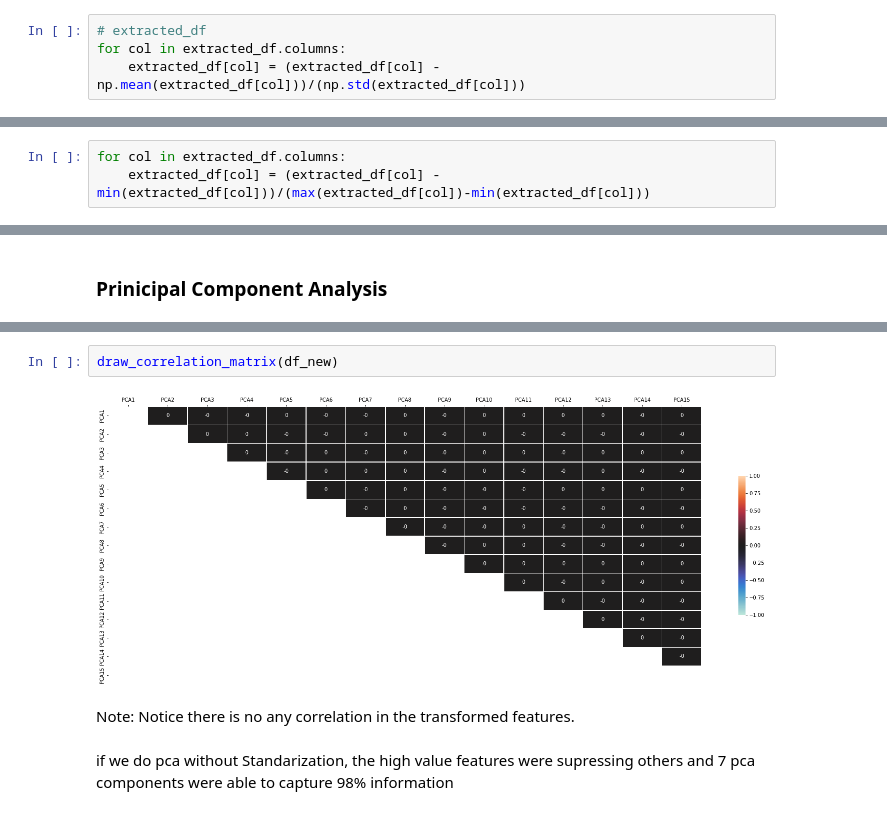
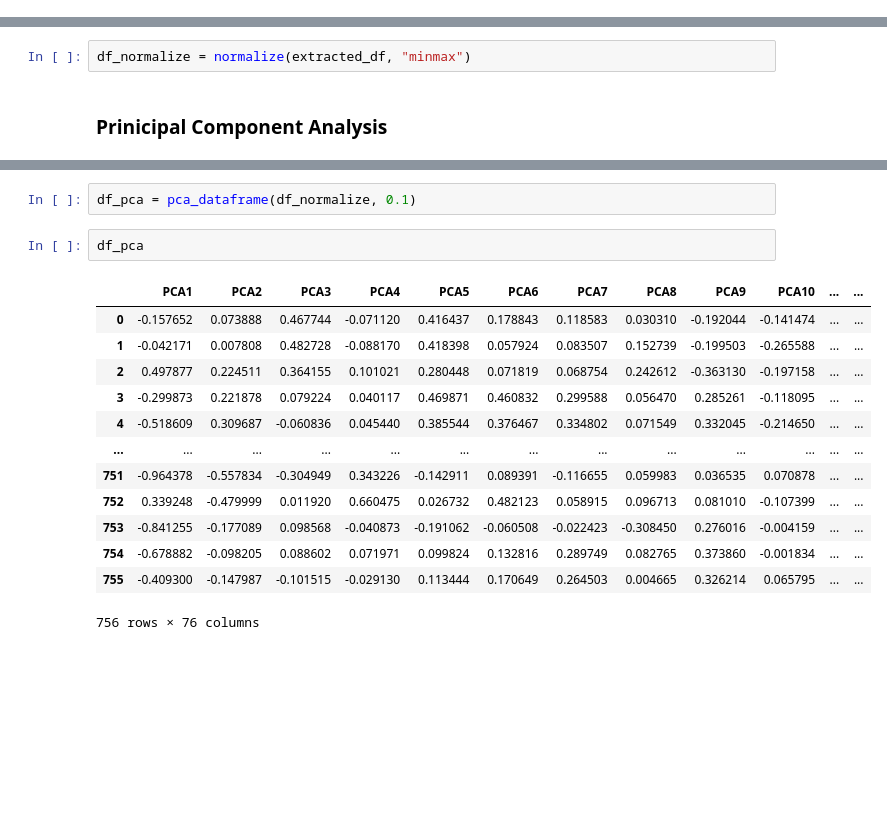
Before and after one commit to ShaileshAdhikari/parkinsons_classification, a Jupyter notebook: dataset/dataprocessing.ipynb, the cells around one changed output, grey strips where cells are left out. Cells and saved outputs as stored; diff of their text form; blank space fills up the shorter version.

```diff
--- a/dataset/dataprocessing.ipynb
+++ b/dataset/dataprocessing.ipynb
@@ -132,4 +163,0 @@ min([122,3,2])
-# %%
-# extracted_df
-for col in extracted_df.columns:
-    extracted_df[col] = (extracted_df[col] - np.mean(extracted_df[col]))/(np.std(extracted_df[col]))
@@ -138,3 +163,0 @@ for col in extracted_df.columns:
-# %%
-for col in extracted_df.columns:
-    extracted_df[col] = (extracted_df[col] - min(extracted_df[col]))/(max(extracted_df[col])-min(extracted_df[col]))
@@ -151,2 +164,4 @@ extracted_df.head()
+# %%
+df_normalize = normalize(extracted_df, "minmax")
 # %% [markdown]
 ### Prinicipal Component Analysis
@@ -234,8 +168,18 @@ df_new.head()
-# %%
-draw_correlation_matrix(df_new)
-# %% [output]
-[figure, removed]
-# %% [markdown]
-Note: Notice there is no any correlation in the transformed features.
-# %% [markdown]
-if we do pca without Standarization, the high value features were supressing others and 7 pca components were able to capture 98% information
+# %%
+df_pca = pca_dataframe(df_normalize, 0.1)
+# %%
+df_pca
+# %% [output]
+|  | PCA1 | PCA2 | PCA3 | PCA4 | PCA5 | PCA6 | PCA7 | PCA8 | PCA9 | PCA10 | ... | ... |
+| 0 | -0.157652 | 0.073888 | 0.467744 | -0.071120 | 0.416437 | 0.178843 | 0.118583 | 0.030310 | -0.192044 | -0.141474 | ... | ... |
+| 1 | -0.042171 | 0.007808 | 0.482728 | -0.088170 | 0.418398 | 0.057924 | 0.083507 | 0.152739 | -0.199503 | -0.265588 | ... | ... |
+| 2 | 0.497877 | 0.224511 | 0.364155 | 0.101021 | 0.280448 | 0.071819 | 0.068754 | 0.242612 | -0.363130 | -0.197158 | ... | ... |
+| 3 | -0.299873 | 0.221878 | 0.079224 | 0.040117 | 0.469871 | 0.460832 | 0.299588 | 0.056470 | 0.285261 | -0.118095 | ... | ... |
+| 4 | -0.518609 | 0.309687 | -0.060836 | 0.045440 | 0.385544 | 0.376467 | 0.334802 | 0.071549 | 0.332045 | -0.214650 | ... | ... |
+| ... | ... | ... | ... | ... | ... | ... | ... | ... | ... | ... | ... | ... |
+| 751 | -0.964378 | -0.557834 | -0.304949 | 0.343226 | -0.142911 | 0.089391 | -0.116655 | 0.059983 | 0.036535 | 0.070878 | ... | ... |
+| 752 | 0.339248 | -0.479999 | 0.011920 | 0.660475 | 0.026732 | 0.482123 | 0.058915 | 0.096713 | 0.081010 | -0.107399 | ... | ... |
+| 753 | -0.841255 | -0.177089 | 0.098568 | -0.040873 | -0.191062 | -0.060508 | -0.022423 | -0.308450 | 0.276016 | -0.004159 | ... | ... |
+| 754 | -0.678882 | -0.098205 | 0.088602 | 0.071971 | 0.099824 | 0.132816 | 0.289749 | 0.082765 | 0.373860 | -0.001834 | ... | ... |
+| 755 | -0.409300 | -0.147987 | -0.101515 | -0.029130 | 0.113444 | 0.170649 | 0.264503 | 0.004665 | 0.326214 | 0.065795 | ... | ... |
+756 rows × 76 columns
```
Also changed, not shown: parts of 25 cells of this notebook, 1 other file.
